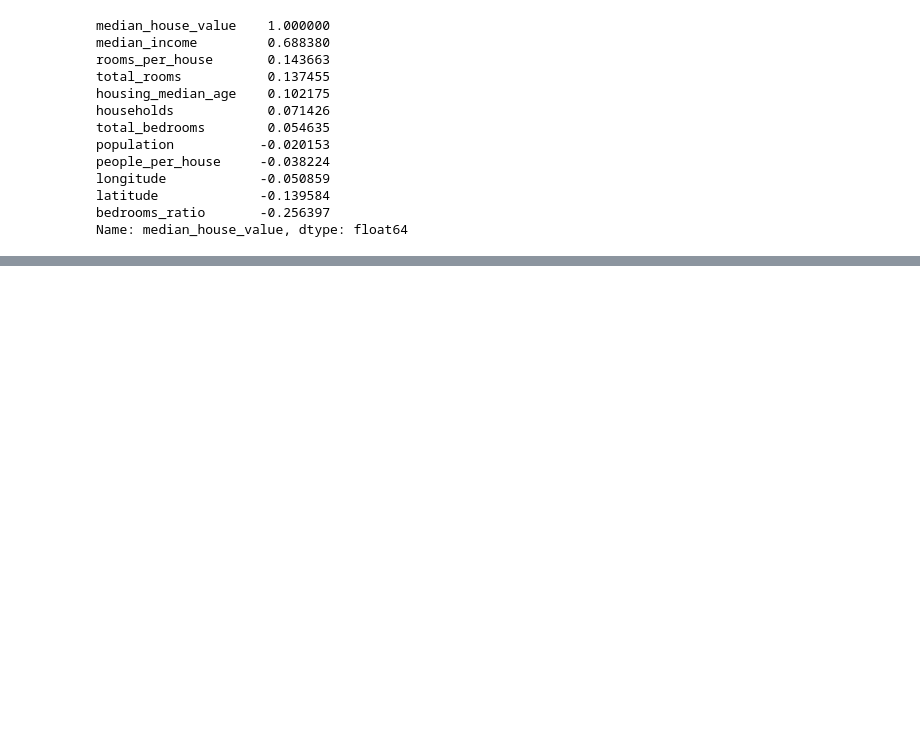
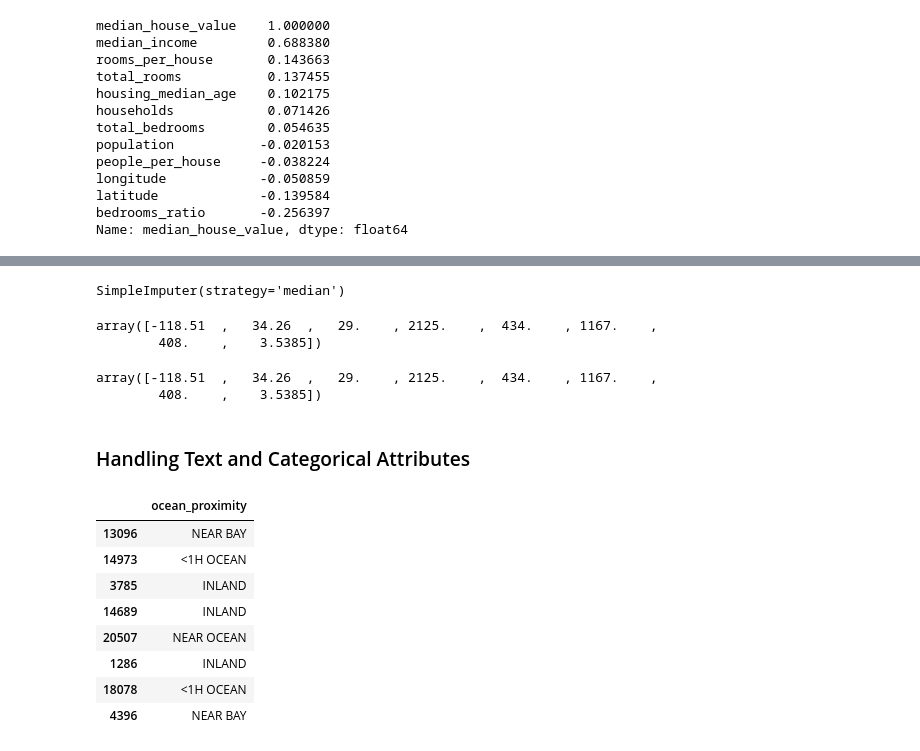
Before and after one commit to tanmaybhardwaj/Linear-Regression, a Jupyter notebook: california-housing-dataset/California_Housing_Dataset.ipynb, the cells around one changed output, grey strips where cells are left out. Drawn from its saved outputs; the diff is of its cells as text; code cells hidden in the pictures; blank space fills up the shorter version.

```diff
--- a/california-housing-dataset/California_Housing_Dataset.ipynb
+++ b/california-housing-dataset/California_Housing_Dataset.ipynb
@@ -250,3 +275,7 @@ longitude            -0.050859
 latitude             -0.139584
 bedrooms_ratio       -0.256397
 Name: median_house_value, dtype: float64
+# %%
+# Copy training set again and input and target features
+housing = strat_train_set.drop("median_house_value", axis=1)
+housing_labels = strat_train_set["median_house_value"].copy()
@@ -252,0 +308,5 @@ Name: median_house_value, dtype: float64
+# %%
+# fit the imputer instance to the training data using the fit() method:
+imputer.fit(housing_num)
+# %% [output]
+SimpleImputer(strategy='median')
@@ -252,0 +317,10 @@ Name: median_house_value, dtype: float64
+# %%
+imputer.statistics_
+# %% [output]
+array([-118.51  ,   34.26  ,   29.    , 2125.    ,  434.    , 1167.    ,
+        408.    ,    3.5385])
+# %%
+housing_num.median().values
+# %% [output]
+array([-118.51  ,   34.26  ,   29.    , 2125.    ,  434.    , 1167.    ,
+        408.    ,    3.5385])
@@ -252,0 +329,15 @@ Name: median_house_value, dtype: float64
+# %% [markdown]
+### Handling Text and Categorical Attributes
+# %%
+housing_cat = housing[["ocean_proximity"]]
+housing_cat.head(8)
+# %% [output]
+|  | ocean_proximity |
+| 13096 | NEAR BAY |
+| 14973 | <1H OCEAN |
+| 3785 | INLAND |
+| 14689 | INLAND |
+| 20507 | NEAR OCEAN |
+| 1286 | INLAND |
+| 18078 | <1H OCEAN |
+| 4396 | NEAR BAY |
```
Also changed, not shown: parts of 75 cells of this notebook.
